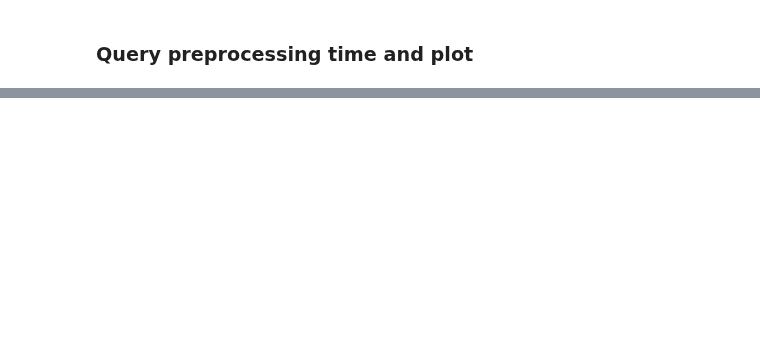
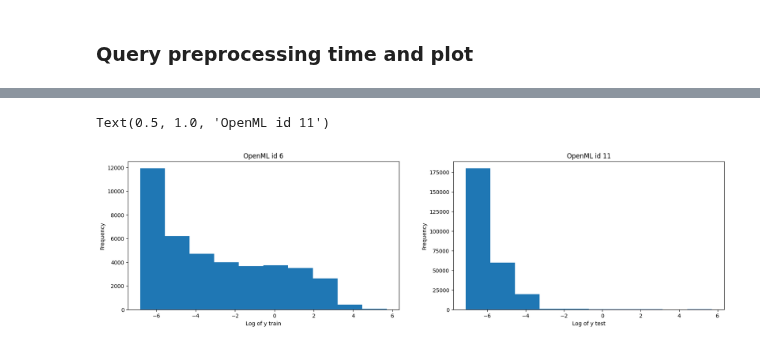
Before and after one commit to fmohr/lcdb, a Jupyter notebook: publications/2023-neurips/use cases/3 - runtime estimation.ipynb, the cells around one changed output, grey strips where cells are left out. Drawn from its saved outputs; the diff is of its cells as text; code cells hidden in the pictures; blank space fills up the shorter version.

```diff
--- a/publications/2023-neurips/use cases/3 - runtime estimation.ipynb
+++ b/publications/2023-neurips/use cases/3 - runtime estimation.ipynb
@@ -96,0 +320,9 @@ df shape: (25690, 31)
+# %%
+lcdb = LCDB()
+df_test = lcdb.query(
+    openmlids=[11],
+    workflows=[workflow],
+    return_generator=False,
+    show_progress=True,
+    processors={'fittime_info': row_to_fit_time_object}
+)
@@ -97,2 +334,5 @@ df shape: (25690, 31)
+# %%
+X_trn, X_trn_no_learner, X_trn_no_preprocessor, X_trn_no_learner_no_preprocessor, y_trn = preprocess_df(df_train)
+X_tst, X_tst_no_learner, X_tst_no_preprocessor, X_tst_no_learner_no_preprocessor, y_tst = preprocess_df(df_test)
 # %% [markdown]
 ### Query preprocessing time and plot
@@ -198,0 +339,12 @@ plt.show()
+# %%
+# subsample X_trn and y_trn and the variants using train_test_split
+from sklearn.model_selection import train_test_split
+
+X_trn2, X_val, y_trn2, y_val, X_trn_no_learner2, X_val_no_learner, X_trn_no_preprocessor2, X_val_no_preprocessor, X_trn_no_learner_no_preprocessor2, X_val_no_learner_no_preprocessor = train_test_split(X_trn, y_trn, X_trn_no_learner, X_trn_no_preprocessor, X_trn_no_learner_no_preprocessor, test_size=0.9, random_state=42)
+# %%
+y_trn2_trans = y_trn2
+# HERE WE LOGSCALE BELOW
+
+data = {'X_trn2': X_trn2, 'y_trn2_trans': np.log(y_trn2_trans), 'X_trn_no_learner2': X_trn_no_learner2, 'X_trn_no_preprocessor2':X_trn_no_preprocessor2,
+        'X_trn_no_learner_no_preprocessor2': X_trn_no_learner_no_preprocessor2, 'X_tst': X_tst, 'y_tst': y_tst, 'X_tst_no_learner': X_tst_no_learner,
+        'X_tst_no_preprocessor': X_tst_no_preprocessor, 'X_tst_no_learner_no_preprocessor': X_tst_no_learner_no_preprocessor}
@@ -198,0 +397,17 @@ plt.show()
+# %%
+plt.figure(figsize=(20, 5))
+
+plt.subplot(1, 2, 1)
+plt.hist(np.log(y_trn2_trans))
+plt.xlabel('Log of y train')
+plt.ylabel('Frequency')
+plt.title('OpenML id 6')
+
+plt.subplot(1, 2, 2)
+plt.hist(np.log(y_tst))
+plt.xlabel('Log of y test')
+plt.ylabel('Frequency')
+plt.title('OpenML id 11')
+# %% [output]
+Text(0.5, 1.0, 'OpenML id 11')
+[figure, added]
```
Also changed, not shown: parts of 21 cells of this notebook.
